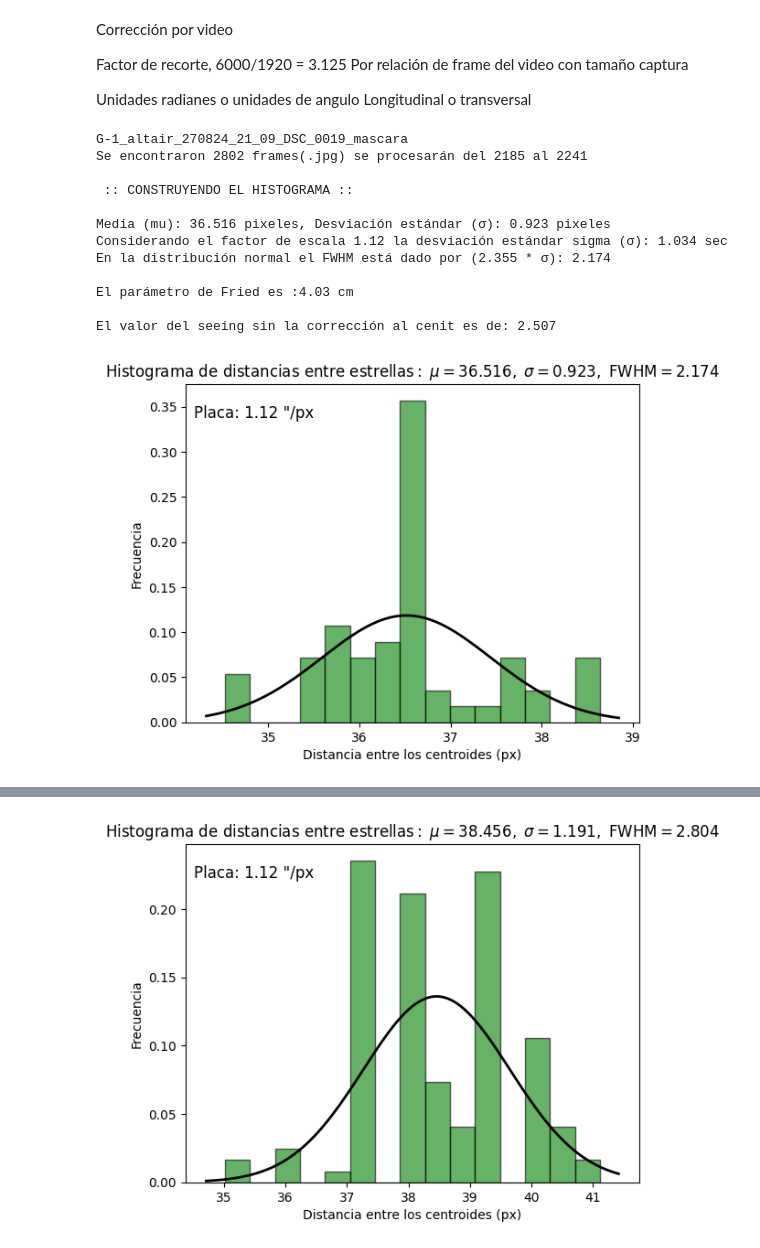
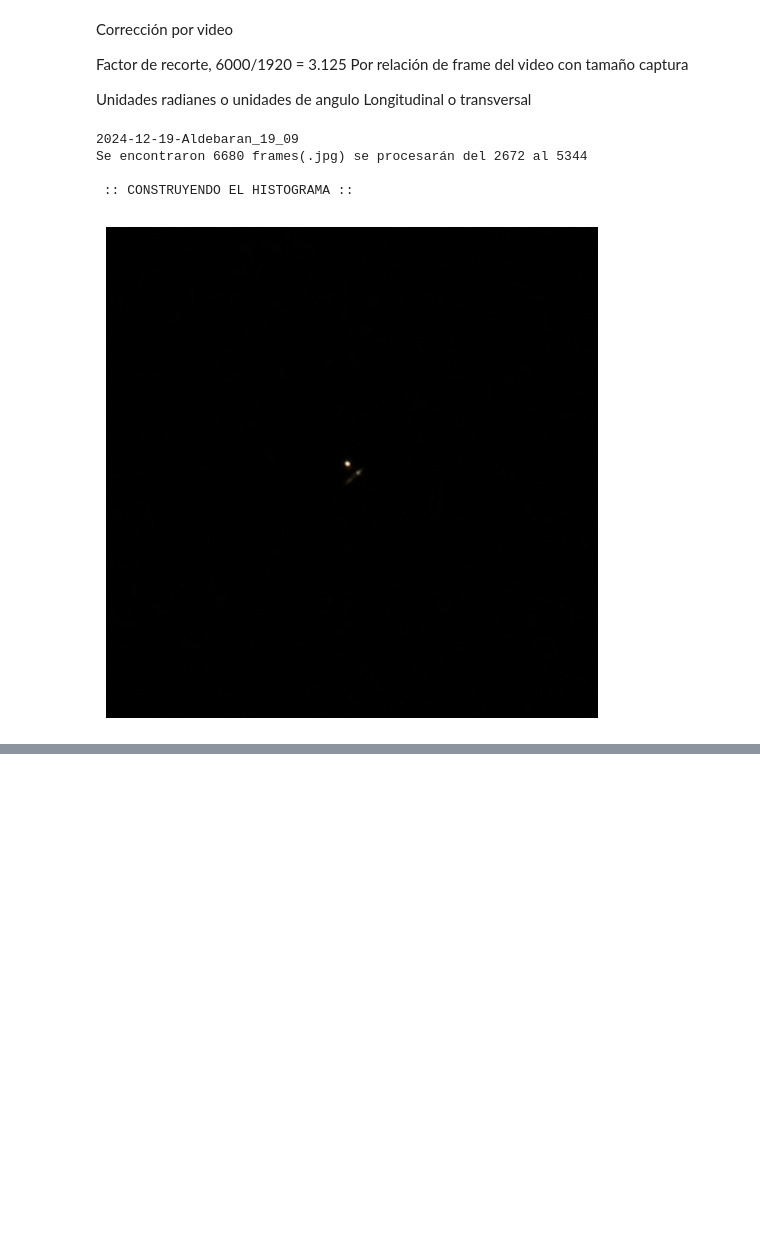
Before and after one commit to juagudeloo/Seeing-OAN, a Jupyter notebook: Jupiter notebook files/Metodo_DIMM.ipynb, the cells around one changed output, grey strips where cells are left out. Cells and saved outputs as stored; diff of their text form; code cells hidden in the pictures; blank space fills up the shorter version.

```diff
--- a/Jupiter notebook files/Metodo_DIMM.ipynb
+++ b/Jupiter notebook files/Metodo_DIMM.ipynb
@@ -9,12 +9,12 @@ import cv2
 import os
 
 # Carpeta con los videos a los que se les quiere extraer los frames
-folder_path = r"D:\Tecnicas_observacionales\Seeing\Test_videos"
+folder_path = r"D:\Tecnicas_observacionales\Seeing\videos\Videos_diciembre"
 filenames = [file for file in os.listdir(folder_path)]
 for filename in filenames:
     filename = filename[:-4]
     print(filename)
-    video_path = os.path.join(folder_path, f"{filename}.MOV")
+    video_path = os.path.join(folder_path, f"{filename}.avi")
 
     video_name = os.path.splitext(os.path.basename(video_path))[
         0
@@ -170,7 +227,7 @@ Unidades radianes o unidades de angulo
 Longitudinal o transversal
 # %%
 """_____________________MAIN_________________________"""
-folder = r"D:\Tecnicas_observacionales\Seeing\frames"  # <--------------AQUI SE CAMBIA LA RUTA DONDE SE ENCUENTRAN LOS FRAMES
+folder = r"D:\Tecnicas_observacionales\Seeing\frames\frames_diciembre"  # <--------------AQUI SE CAMBIA LA RUTA DONDE SE ENCUENTRAN LOS FRAMES
 output_folder = r"D:\Tecnicas_observacionales\Seeing"  # Carpeta de salida para los archivos .dat
 
 files = np.sort([file for file in os.listdir(folder)])
@@ -199,8 +256,8 @@ for filename in files:
     archivos.sort(key=extract_frame_number)
 
     # Definir los frames que se procesaran, se escogieron unicamente los frames entre el 50% y el 80% para eliminar errores al inicio y fin
-    start = int(len(archivos)*0.78)
-    end = int(len(archivos)*0.8)
+    start = int(len(archivos)*0.4) #<-----------------cambiar para ajustar el rango de procesamiento
+    end = int(len(archivos)*0.8)   #<-----------------cambiar para ajustar el rango de procesamiento
 
     nombres = []
     for j in archivos:
@@ -215,8 +272,8 @@ for filename in files:
         print("Su carpeta no tiene archivos .jpg")
 
     distances = []
-    plotit = False #<-----------------Cambiar a True para visualizar los frames con las estrellas identificadas
-    thrhld = 5     #<-----------------Cambiar el valor de i para ajustar el umbral del threshold
+    plotit = True #<-----------------Cambiar a True para visualizar los frames con las estrellas identificadas
+    thrhld = 8    #<-----------------Cambiar el valor de i para ajustar el umbral del threshold
 
     for k in range(start, end):
         # Usar la función en un frame
@@ -225,90 +282,39 @@ for filename in files:
         distances.append(dis)
 
         if dis!=0:
-            plotit=False
+            plotit = False
     # print(distances)
     distances = np.array(distances)
     no_stars = len(np.where(distances==0)[0])
     # print(f'No se encontraron estrellas en {no_stars} frames, es decir en el {round(no_stars/(end-start+1)*100,2)}% de ellos')
-
-    distances = distances[np.where(distances!=0)]
-
-    # Ajuste de los datos a una distribución normal
-    mu, std = norm.fit(distances)
-    # Normalizar los valores del histograma
-    weights = np.ones_like(distances) / len(distances)
-    # Graficar el histograma con las distancias
-    count, bins, ignored = plt.hist(distances, weights=weights, bins=15, alpha=0.6, color="g", edgecolor="black")
-
-    # Graficar la función de densidad de probabilidad (PDF) ajustada
-    xmin, xmax = plt.xlim()
-    x = np.linspace(xmin, xmax, 100)
-    p = norm.pdf(x, mu, std)
-
-    # Normalizar la PDF para que se ajuste al histograma
-    bin_width = bins[1] - bins[0]
-    p_normalized = p * bin_width  # Ajuste el área de la PDF al histograma
-    plt.plot(x, p_normalized, "k", linewidth=2)
 
     """_____________________SCALE________________________"""
 
     # scale_size = 0.358  # segundos de arco por px ('' /px)
     scale_size = 1.12 # segundos de arco por px ('' /px)
     """__________________________________________________"""
 
-    # Mostrar los valores de mu y sigma
-    print(f"Media (mu): {mu:.3f} pixeles, Desviación estándar (σ): {std:.3f} pixeles")
-    sigma_sc = std*scale_size
-    print(f"Considerando el factor de escala {scale_size} la desviación estándar sigma (σ): {sigma_sc:.3f} sec")
-    print(f"En la distribución normal el FWHM está dado por (2.355 * σ): {2.355*std:.3F}")
+    # Graficar el histograma y la PDF ajustada
 
-    # Parametro de Fried
-    """
-    Consideraciones para la ecuación del parámetro de Freid:
-    206264.8 el factor de conversion de arcsec to rad ( "/rad)
-    se asume un r_0 para un solo sentido, la ecuación transversal
-    """
-    # r_0 = (((0.358 * (lamb / std) ** 2) ** 3) / Dhole) ** (1 / 5)
-    r_0 = (((sigma_sc/206264.8)**2)/((2*lamb**2)*(0.179*Dhole**(-1/3)-0.145*dsep**(-1/3))))**(-3/5)
-    print(f"\nEl parámetro de Fried es :{r_0:.2f} cm \n")
-
-    # Seeing sin corregir por cenit
-    theta = 0.98 * (lamb / r_0) * 206264.8
-    fuwhama = 2.355 * std
-    print(f"El valor del seeing sin la corrección al cenit es de: {theta:.3f}")
-
-    # Grafico
-    plt.title(r"$\mathrm{Histograma\ de\ distancias\ entre\ estrellas:}\ \mu=%.3f,\ \sigma=%.3f,\ \mathrm{FWHM}=%.3f$" % (mu, std, fuwhama))
-    plt.xlabel("Distancia entre los centroides (px)")
-    plt.ylabel("Frecuencia")
-    plt.text(0.15, 0.9, f"Placa: {scale_size} \"/px", transform=plt.gca().transAxes, fontsize=12, color='black', ha='center')
-    plt.show()
+    mu, std, sigma_sc, fuwhama, r_0, theta = normal_distribution(distances, scale_size, lamb, Dhole, dsep, plot=plotit)
 
     threshold.append((filename, thrhld))
     sigma.append((filename, std))
     sigma_sec.append((filename,sigma_sc))
     fried.append((filename, r_0))
     fwhm.append((filename, fuwhama))
     seeing.append((filename, theta))
 
 # Guardar los datos en un archivo .dat dentro de la misma carpeta
 output_file = os.path.join(output_folder, f"seeing_sigma.dat")
 
 with open(output_file, "w") as f:
-    f.write("# Filename\tThreshold\tSigma(px)\tSigma(sec)\tr_0(cm)\tFWHM\tSeeing_sin_corregir\n")  # Usar \t para tabulaciones
+    f.write("Filename\tThreshold\tSigma(px)\tSigma(sec)\tr_0(cm)\tFWHM\tSeeing_sin_corregir\n")  # Usar \t para tabulaciones
     for (file_threshold, value_threshold),(file_sigma, value_sigma), (file_sigma_sec, value_sigma_sec), (file_fried, value_fried),(file_fwhm, value_fwhm), (file_seeing, value_seeing) in zip(threshold,sigma, sigma_sec, fried, fwhm, seeing):
         f.write(f"{file_seeing}\t{value_threshold:.3f}\t{value_sigma:.3f}\t{value_sigma_sec:.3f}\t{value_fried:.3f}\t{value_fwhm:.3f}\t{value_seeing:.3f}\n")
 # %% [output]
-G-1_altair_270824_21_09_DSC_0019_mascara
-Se encontraron 2802 frames(.jpg) se procesarán del 2185 al 2241
+2024-12-19-Aldebaran_19_09
+Se encontraron 6680 frames(.jpg) se procesarán del 2672 al 5344
 
  :: CONSTRUYENDO EL HISTOGRAMA ::
-
-Media (mu): 36.516 pixeles, Desviación estándar (σ): 0.923 pixeles
-Considerando el factor de escala 1.12 la desviación estándar sigma (σ): 1.034 sec
-En la distribución normal el FWHM está dado por (2.355 * σ): 2.174
-
-El parámetro de Fried es :4.03 cm
-
-El valor del seeing sin la corrección al cenit es de: 2.507
-[figure, old version]
+[figure, new version]
@@ -379 +340,0 @@ El valor del seeing sin la corrección al cenit es de: 3.401
-[figure, removed]
```
Also changed, not shown: parts of 7 cells of this notebook.
